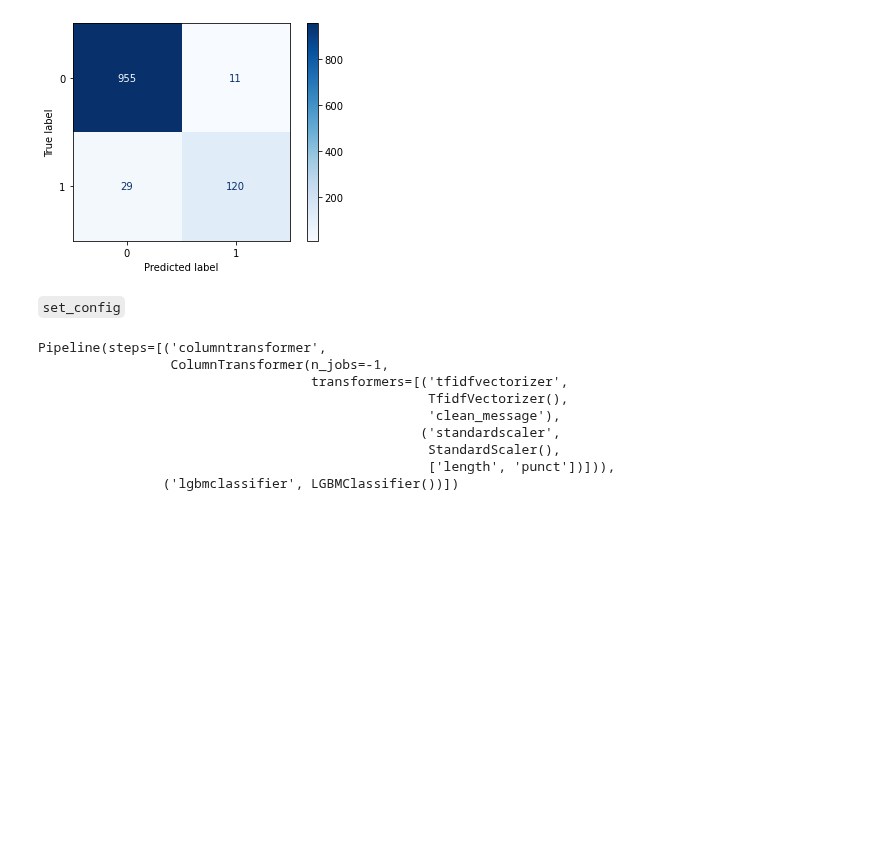
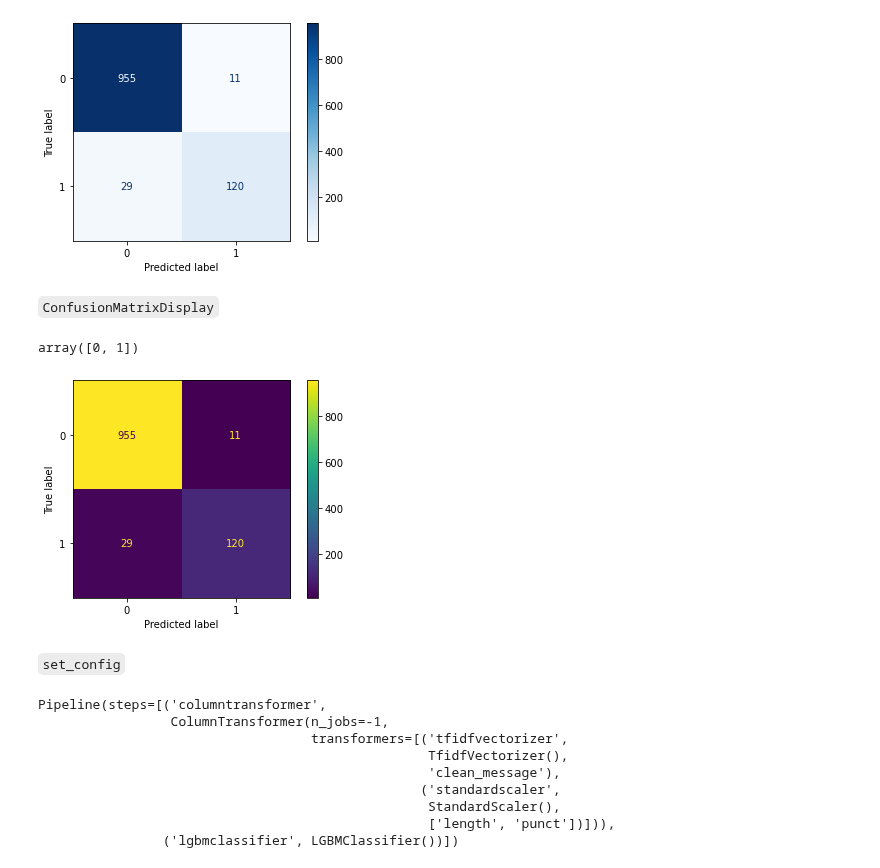
Before and after one commit to perryisbusy/My-Matplotlib-playground, a Jupyter notebook: NLP Various Models Comparsion (columntransformer & pipeline & pickle & joblib).ipynb, the cells around one changed output. Drawn from its saved outputs; the diff is of its cells as text; code cells hidden in the pictures; blank space fills up the shorter version.

```diff
--- a/NLP Various Models Comparsion (columntransformer & pipeline & pickle & joblib).ipynb
+++ b/NLP Various Models Comparsion (columntransformer & pipeline & pickle & joblib).ipynb
@@ -310,8 +327,20 @@ from sklearn.metrics import plot_confusion_matrix
 plot_confusion_matrix(estimator=clf, X=X_test, y_true=y_test, cmap="Blues");
 # %% [output]
 [figure]
-# %% [markdown]
-`set_config`
+# %% [markdown]
+`ConfusionMatrixDisplay`
+# %%
+clf.classes_
+# %% [output]
+array([0, 1])
+# %%
+from sklearn.metrics import ConfusionMatrixDisplay
+
+ConfusionMatrixDisplay.from_predictions(y_true=y_test, y_pred=predictions, labels=clf.classes_);
+# %% [output]
+[figure, added]
+# %% [markdown]
+`set_config`
 # %%
 from sklearn import set_config
 
```
Also changed, not shown: parts of 44 cells of this notebook.
